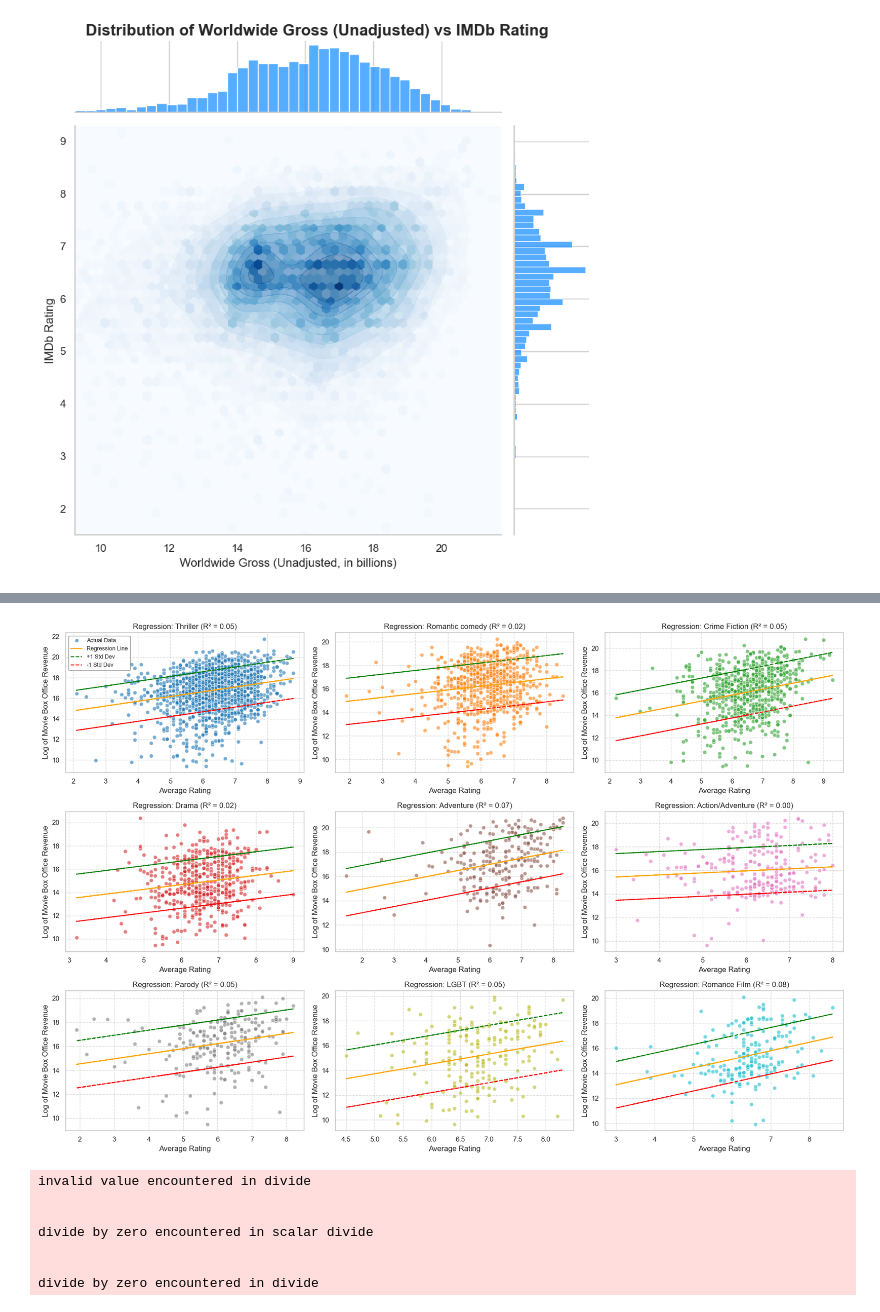
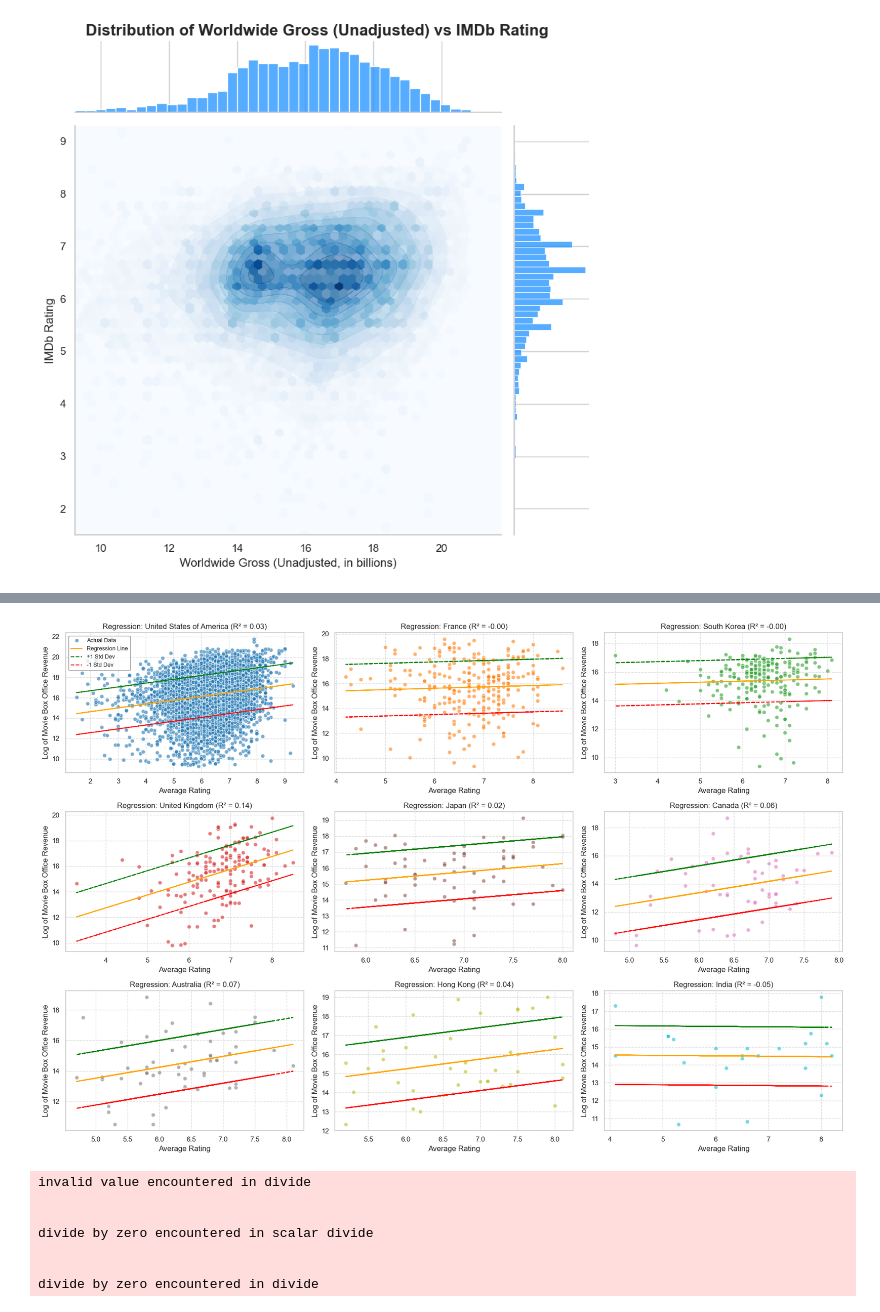
Before and after one commit to epfl-ada/ada-2024-project-dynamictitans, a Jupyter notebook: test1.ipynb, the cells around one changed output, grey strips where cells are left out. Saved outputs shown, nothing was run; the diff lists cells and outputs as text; code cells hidden in the pictures.

```diff
--- a/test1.ipynb
+++ b/test1.ipynb
@@ -72,14 +72,17 @@ merged_final2 = merged_final2[merged_final2['Movie box office revenue'].notna()]
 merged_final2 = merged_final2.drop(merged_final2[merged_final2['Movie box office revenue'].isnull()].index)
 merged_final['startYear'] = pd.to_numeric(merged_final['startYear'], errors='coerce').astype('Int64')
 # %%
-inflation = pd.read_excel('data/CPI-US-Iflation.xlsx',header=None)
-inflation.columns = ['Year','CPI']
-inflation['rate'] = 1
+import pandas as pd
+
+# Load the data
+inflation = pd.read_excel('data/CPI-US-Iflation.xlsx', header=None)
+inflation.columns = ['Year', 'CPI']
+inflation['rate'] = 1.0  # Initialize with floats to avoid dtype issues
 inflation = inflation.drop(inflation[inflation['Year'] > 2020].index)
 
-#calculate the currency rate
+# Calculate the currency rate
 for i in range(len(inflation)):
     inf = 1
-    for j in range(len(inflation)-1,i,-1):
-        inf = (1 + inflation['CPI'].iloc[j]/100.0)*inf
-    inflation['rate'].iloc[i] = inf
+    for j in range(len(inflation) - 1, i, -1):
+        inf *= (1 + inflation.loc[j, 'CPI'] / 100.0)
+    inflation.loc[i, 'rate'] = inf  # Use .loc to avoid chained assignment
@@ -275,36 +264,36 @@ layout
 # %%
-merged_final2['Movie countries'] = merged_final2['Movie genres'].apply(lambda x: list(json.loads(x).values()))
+merged_final2['Movie genres'] = merged_final2['Movie genres'].apply(lambda x: list(json.loads(x).values()))
 merged_final2['Primary Country'] = merged_final2['Movie countries'].apply(lambda x: x[0] if isinstance(x, list) and len(x) > 0 else None)
 selected_countries = merged_final2['Primary Country'].value_counts().sort_values(ascending=False).head(9).index.tolist()
 subset = merged_final2[merged_final2['Primary Country'].isin(selected_countries)]
 colors_countries = plt.cm.tab10(np.linspace(0, 1, len(selected_countries)))
 
 plt.figure(figsize=(18, 12))
 for i, country in enumerate(selected_countries, 1):
     plt.subplot(3, 3, i)
     country_data = subset[subset['Primary Country'] == country]
     model_countries = smf.ols(formula='logMovieboxofficerevenue ~ averageRating', data=country_data).fit(cov_type='HC2')
     coefficients_countries = model_countries.params
     predictions_countries = model_countries.predict()
     r2_score_countries = model_countries.rsquared_adj
     std_dev_countries = np.std(predictions_countries - country_data['logMovieboxofficerevenue'])
     plt.scatter(country_data['averageRating'], country_data['logMovieboxofficerevenue'], color=colors_countries[i - 1], alpha=0.6, s=40, edgecolor='white', label='Actual Data')
     plt.plot(country_data['averageRating'], predictions_countries, color='orange', label='Regression Line')
     plt.plot(country_data['averageRating'], predictions_countries + std_dev_countries, color='green', linestyle='--', label='+1 Std Dev')
     plt.plot(country_data['averageRating'], predictions_countries - std_dev_countries, color='red', linestyle='--', label='-1 Std Dev')
     plt.xlabel('Average Rating')
     plt.ylabel('Log of Movie Box Office Revenue')
     plt.title(f'Regression: {country} (R² = {r2_score_countries:.2f})')
     plt.grid(True, linestyle='--', alpha=0.7)
     if i == 1:
         plt.legend(fontsize=9, loc='upper left', frameon=True, framealpha=0.8, edgecolor='gray')
 
 
 
 plt.tight_layout()
 plt.show()
 # %% [output]
-[figure, old version]
+[figure, new version]
 # %%
 merged_final2['Year'].max()
 selected_years = range(1915,2015,10)
```
Also changed, not shown: parts of 11 cells of this notebook.
